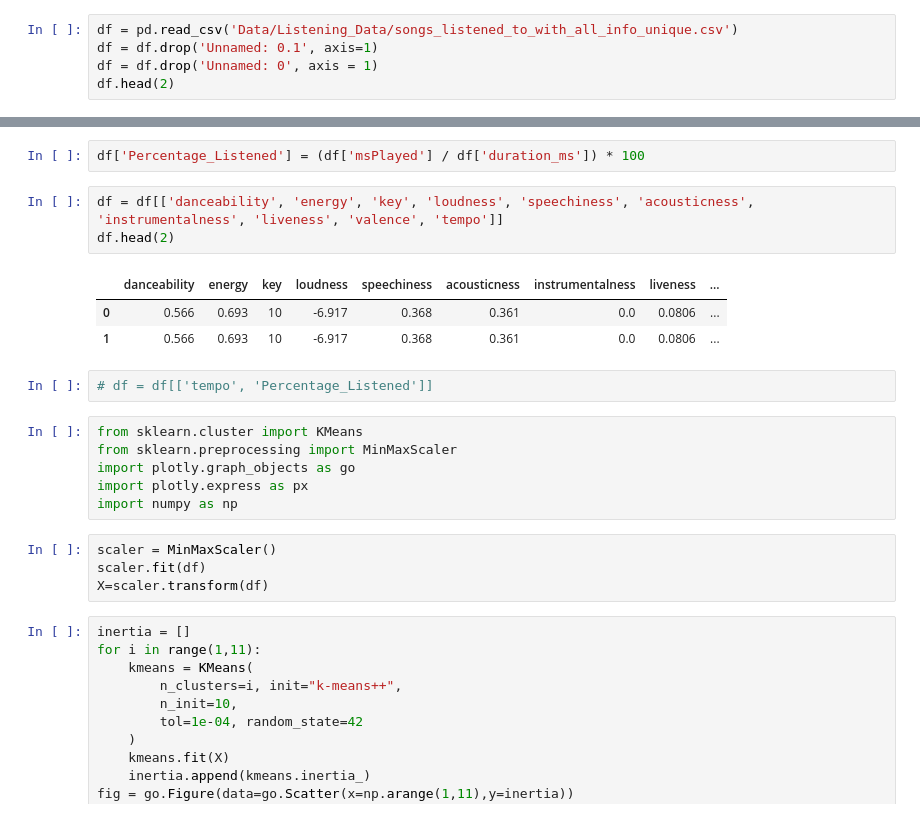
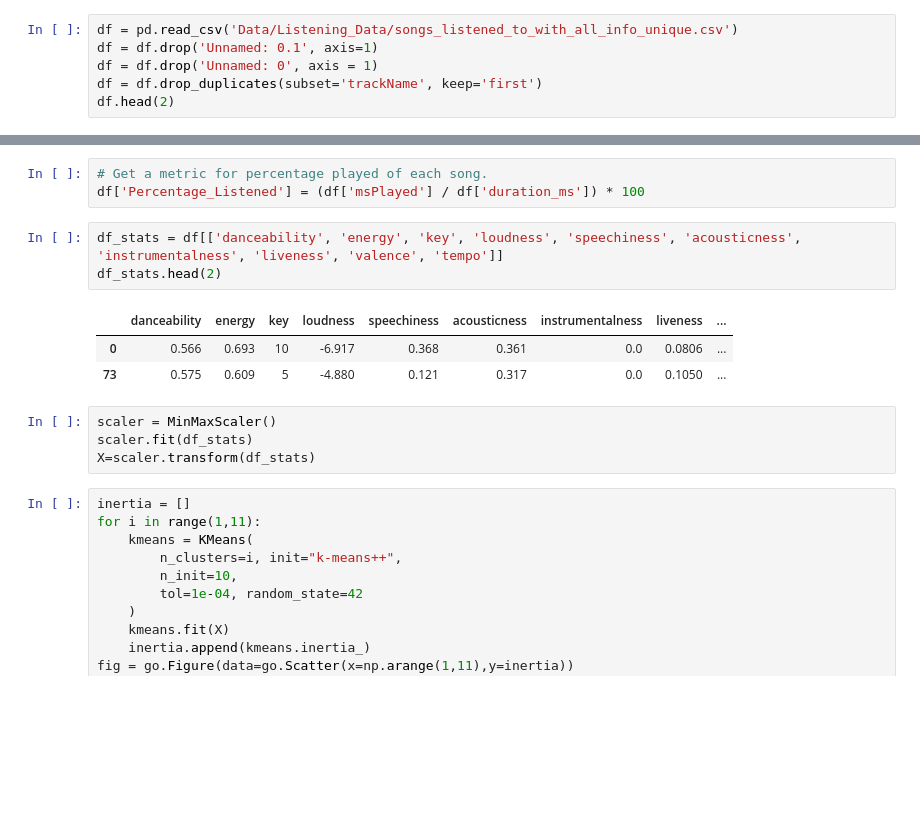
Before and after one commit to 98yangjames/SpotifyML, a Jupyter notebook: clustering.ipynb, the cells around one changed output, grey strips where cells are left out. Cells and saved outputs as stored; diff of their text form; blank space fills up the shorter version.

Commit message:
clustered groups

```diff
--- a/clustering.ipynb
+++ b/clustering.ipynb
@@ -6,6 +13,7 @@ warnings.filterwarnings("ignore")
 df = pd.read_csv('Data/Listening_Data/songs_listened_to_with_all_info_unique.csv')
 df = df.drop('Unnamed: 0.1', axis=1)
 df = df.drop('Unnamed: 0', axis = 1)
+df = df.drop_duplicates(subset='trackName', keep='first')
 df.head(2)
 # %% [output]
 |  | endTime | artistName | trackName | albumName | msPlayed | month | year | Season | trackUri | ... |
@@ -14,25 +22,18 @@ df.head(2)
 2 rows × 27 columns
 # %%
+# Get a metric for percentage played of each song.
 df['Percentage_Listened'] = (df['msPlayed'] / df['duration_ms']) * 100
 # %%
-df = df[['danceability', 'energy', 'key', 'loudness', 'speechiness', 'acousticness', 'instrumentalness', 'liveness', 'valence', 'tempo']]
-df.head(2)
+df_stats = df[['danceability', 'energy', 'key', 'loudness', 'speechiness', 'acousticness', 'instrumentalness', 'liveness', 'valence', 'tempo']]
+df_stats.head(2)
 # %% [output]
 |  | danceability | energy | key | loudness | speechiness | acousticness | instrumentalness | liveness | ... |
 | 0 | 0.566 | 0.693 | 10 | -6.917 | 0.368 | 0.361 | 0.0 | 0.0806 | ... |
-| 1 | 0.566 | 0.693 | 10 | -6.917 | 0.368 | 0.361 | 0.0 | 0.0806 | ... |
+| 73 | 0.575 | 0.609 | 5 | -4.880 | 0.121 | 0.317 | 0.0 | 0.1050 | ... |
-# %%
-# df = df[['tempo', 'Percentage_Listened']]
-# %%
-from sklearn.cluster import KMeans
-from sklearn.preprocessing import MinMaxScaler
-import plotly.graph_objects as go
-import plotly.express as px
-import numpy as np
 # %%
 scaler = MinMaxScaler()
-scaler.fit(df)
-X=scaler.transform(df)
+scaler.fit(df_stats)
+X=scaler.transform(df_stats)
 # %%
 inertia = []
 for i in range(1,11):
```
Also changed, not shown: parts of 16 cells of this notebook, 19 other files.
